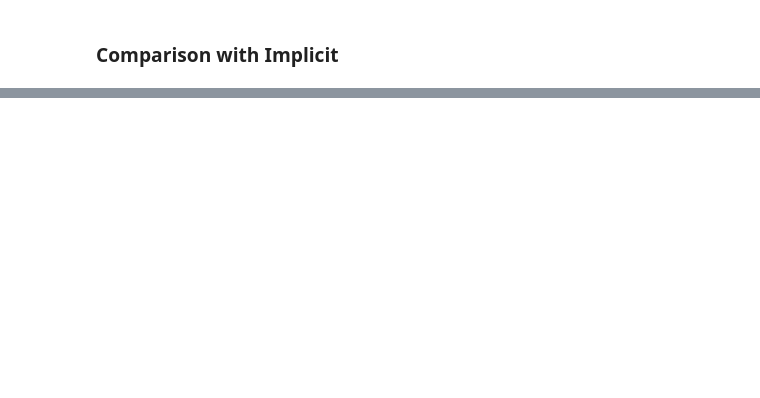
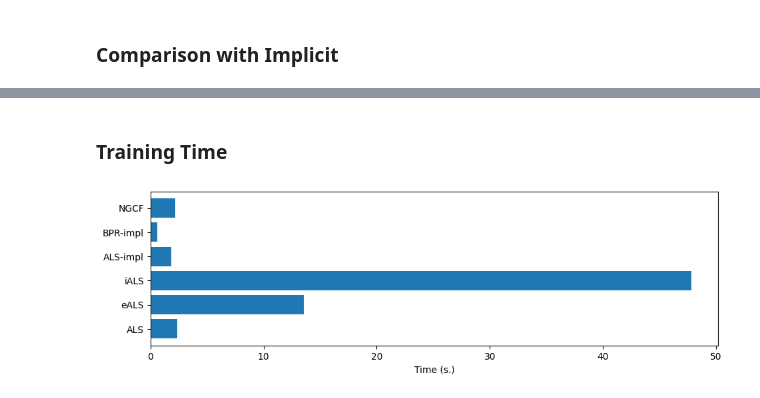
Before and after one commit to Mr6one/recsys-project-2023, a Jupyter notebook: notebooks/experiments.ipynb, the cells around one changed output, grey strips where cells are left out. Saved outputs shown, nothing was run; the diff lists cells and outputs as text; code cells hidden in the pictures; blank space fills up the shorter version.

Commit message:
time comparison

```diff
--- a/notebooks/experiments.ipynb
+++ b/notebooks/experiments.ipynb
@@ -196,0 +204,33 @@ get_table_barplot(common_yelp, model_names=common_yelp.index)
+# %% [markdown]
+### Training Time
+# %%
+def score_times(models, training_matrix):
+    times = dict()
+    for name, model in models:
+        start = time.time()
+        model.fit(training_matrix)
+        elapsed = time.time() - start
+        times[name] = elapsed
+
+    return times
+# %%
+factors = 100
+device = 'cuda'
+
+models = [
+    ('ALS', ALS(factors=factors, device=device)),
+    ('eALS', eALS(factors=factors, device=device)),
+    ('iALS', iALS(factors=factors, device=device)),
+    ('ALS-impl', implicit.als.AlternatingLeastSquares(factors=factors, iterations=100, use_gpu=True)),
+    ('BPR-impl', implicit.bpr.BayesianPersonalizedRanking(factors=factors, iterations=100, use_gpu=True))
+]
+
+times_movielens = score_times(models, training_matrix_movielens)
+times_movielens['NGCF'] = 2.19 # one epoch
+# %%
+plt.figure(figsize=(11, 3))
+plt.barh(list(times_movielens.keys()), list(times_movielens.values()))
+plt.xlabel('Time (s.)')
+plt.show()
+# %% [output]
+[figure, added]
```
Also changed, not shown: parts of 9 cells of this notebook.
